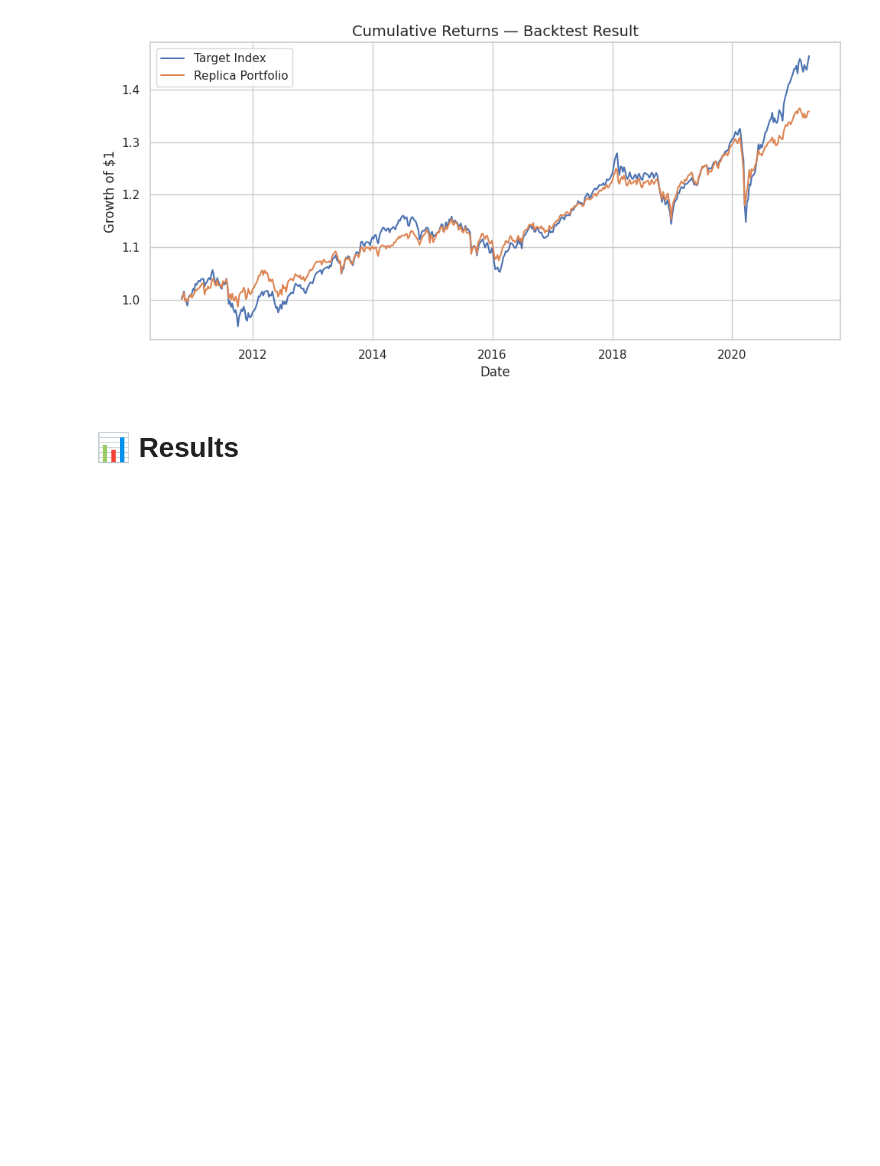
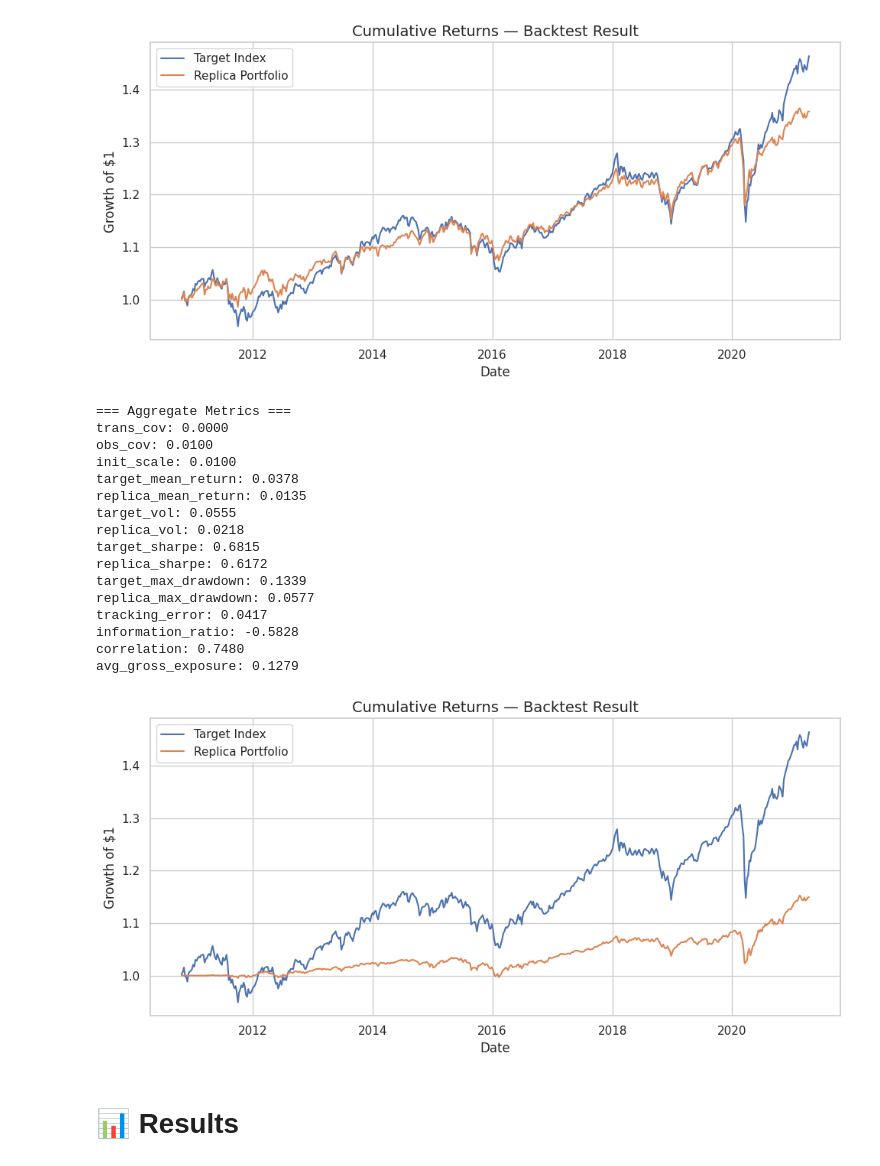
Before and after one commit to jacopo-raffaeli/portfolio-replica, a Jupyter notebook: notebooks/02_Model_Training.ipynb, the cells around one changed output. Cells and saved outputs as stored; diff of their text form; code cells hidden in the pictures; blank space fills up the shorter version.

Commit message:
Add kalman filter estimation

```diff
--- a/notebooks/02_Model_Training.ipynb
+++ b/notebooks/02_Model_Training.ipynb
@@ -544,18 +675,21 @@ def run_single_backtest_experiment(config: dict) -> BacktestResult:
     """
     Run a backtest experiment from a unified configuration dictionary.
 
+    Supports both regression-based and Kalman filter-based models.
+
     Expected keys in config:
-        - model_name: str
+        - model_name: str, e.g. 'ridge', 'lasso', 'kalman'
         - model_params: dict
         - split_strategy: str
         - window: int
         - step: int
-        - constraint_funcs: list or None
+        - constraint_funcs: list of callables (optional)
+        - X, y: features and target returns
     """
-    model_name = config['model_name']
+    model_name = config['model_name'].lower()
     model_params = config['model_params']
-    build_model = lambda **p: get_model(model_name, **p)
 
+    # Backtest splitter
     splitter = generate_backtest_splits(
         y=config['y'],
         strategy=config.get('split_strategy', 'sliding'),
@@ -563,6 +697,18 @@ def run_single_backtest_experiment(config: dict) -> BacktestResult:
         step_length=config['step']
     )
 
+    # Kalman case no need to build sklearn pipeline
+    if model_name == 'kalman':
+        return simulate_backtest_kalman(
+            X=config['X'],
+            y=config['y'],
+            splitter=splitter,
+            model_params=model_params,
+            constraint_funcs=config.get('constraint_funcs', None)
+        )
+
+    # Standard regression model case
+    build_model = lambda **p: get_model(model_name, **p)
     return simulate_backtest(
         X=config['X'],
         y=config['y'],
@@ -866,6 +1012,46 @@ information_ratio: -0.2816
 correlation: 0.8768
 avg_gross_exposure: 1.3739
 [figure]
+# %%
+experiment_config = {
+    "model_name": "kalman",
+    "model_params": {
+        "trans_cov": 1e-5,      # B * B.T, process noise covariance
+        "obs_cov": 1e-2,        # D * D.T, observation noise covariance
+        "init_scale": 1e-2      # Scale of initial weight covariance P_0
+    },
+    "X": X,
+    "y": y,
+    "split_strategy": "sliding",  # still needed for timestamp stepping
+    "window": 156,                # may still control when to "start" Kalman
+    "step": 1,
+    "constraint_funcs": [
+        constraint_gross_exposure,
+        constraint_var_historical,
+        constraint_turnover_band
+    ]
+}
+
+result = run_single_backtest_experiment(experiment_config)
+display_backtest_result(result)
+# %% [output]
+=== Aggregate Metrics ===
+trans_cov: 0.0000
+obs_cov: 0.0100
+init_scale: 0.0100
+target_mean_return: 0.0378
+replica_mean_return: 0.0135
+target_vol: 0.0555
+replica_vol: 0.0218
+target_sharpe: 0.6815
+replica_sharpe: 0.6172
+target_max_drawdown: 0.1339
+replica_max_drawdown: 0.0577
+tracking_error: 0.0417
+information_ratio: -0.5828
+correlation: 0.7480
+avg_gross_exposure: 0.1279
+[figure, added]
 # %% [markdown]
 # 📊 Results
 # %% [markdown]
```
Also changed, not shown: parts of 4 cells of this notebook.
